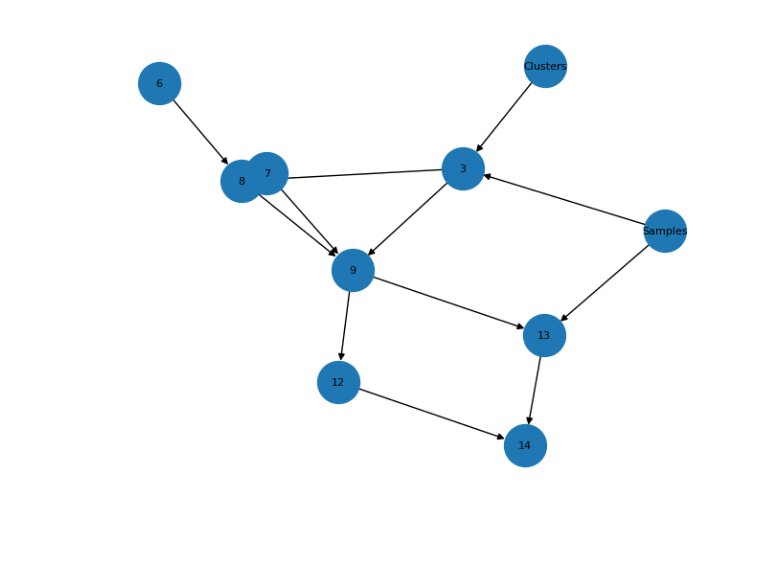
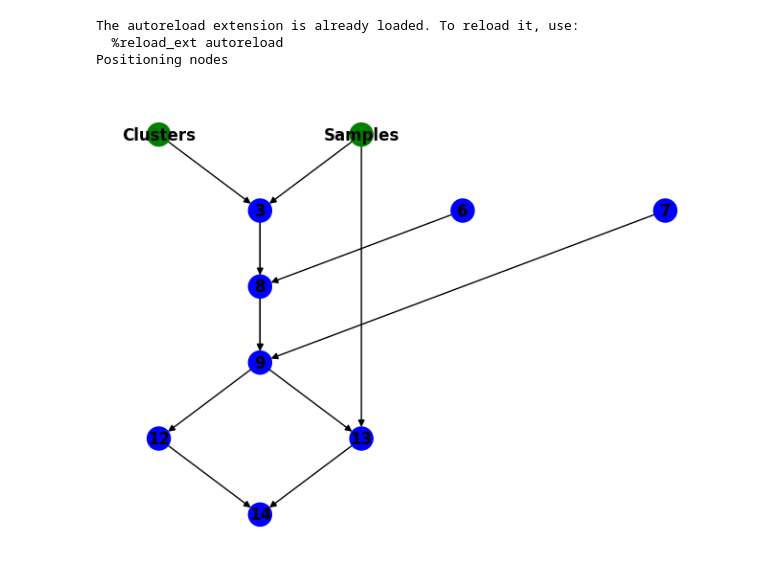
Before and after one commit to Helmholtz-AI-Energy/tensorcraft, a Jupyter notebook: notebooks/compiler_basics.ipynb, the cells around one changed output. Saved outputs shown, nothing was run; the diff lists cells and outputs as text; code cells hidden in the pictures; blank space fills up the shorter version.

```diff
--- a/notebooks/compiler_basics.ipynb
+++ b/notebooks/compiler_basics.ipynb
@@ -5,30 +1,32 @@ import matplotlib.pyplot as plt
 # %%
-import importlib
-import matplotlib.pyplot as plt
-import networkx as nx
+%load_ext autoreload
+%autoreload 2
+import tensorcraft as tc
 
-importlib.reload(tc)
 from tensorcraft.compiler.compiler import ProgramTransformer
+from tensorcraft.viz.program_graph import draw_program_graph
 code = """
 # Distance computation
 Dist[j,k] = (Samples[j,l] - Clusters[k,l]) * (Samples[j,l] - Clusters[k,l])
 
 # Argmin
 Min[j] = 1000
 Labels[j] = -1
 Min[j] = (Dist[j,k] < Min[j]) * (Dist[j,k] - Min[j])
 Labels[j] = (Dist[j,k] == Min[j]) * (k - Labels[j])
 
 # Cluster update
 Count[l] = (Labels[j] == l)
 Update[l,k] = Samples[j,k] * (Labels[j] == l)
 Update[l,k] = Update[l,k] / Count[l]
 """
 tree = tc.compile(code)
 
 kmeans_kernel = ProgramTransformer(code).transform(tree)
-# pos = nx.drawing.bfs_layout(dataGraph, "X", align="vertical")
-nx.draw_kamada_kawai(kmeans_kernel.graph, with_labels=True, font_size=8, node_size=1000)
+draw_program_graph(kmeans_kernel)
 # %% [output]
+The autoreload extension is already loaded. To reload it, use:
+  %reload_ext autoreload
+Positioning nodes
-[figure, old version]
+[figure, new version]
 # %%
```
Also changed, not shown: parts of 3 cells of this notebook, 3 other files.
